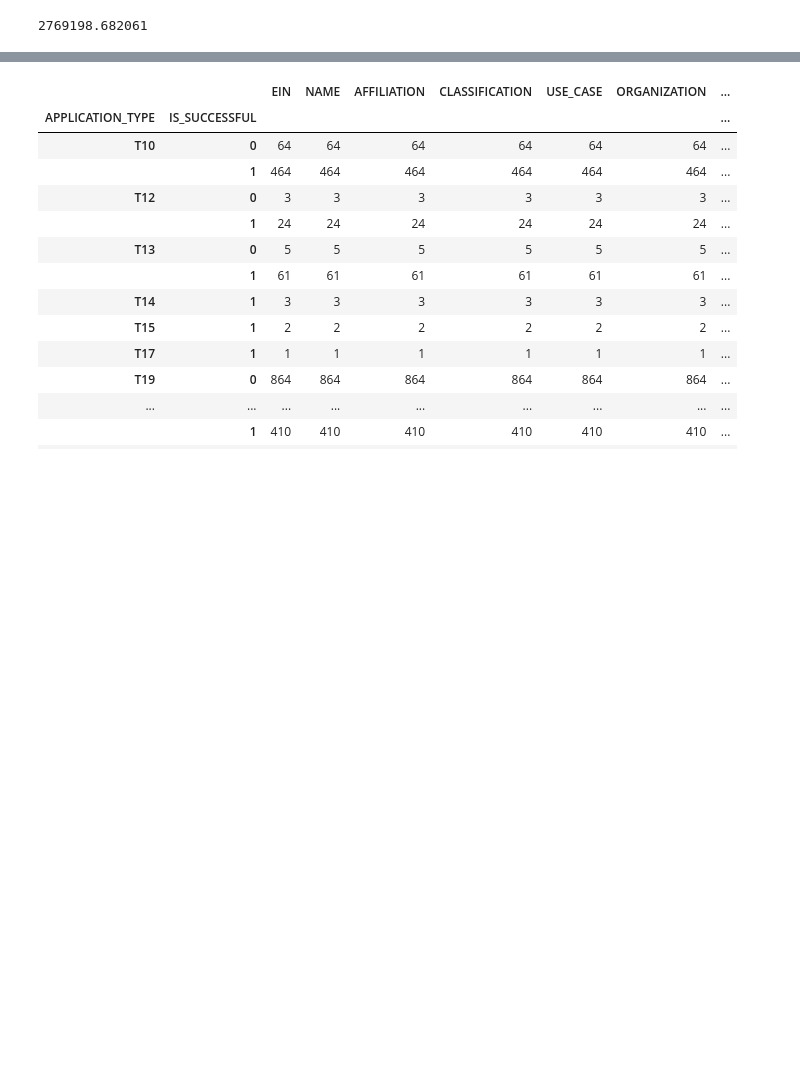
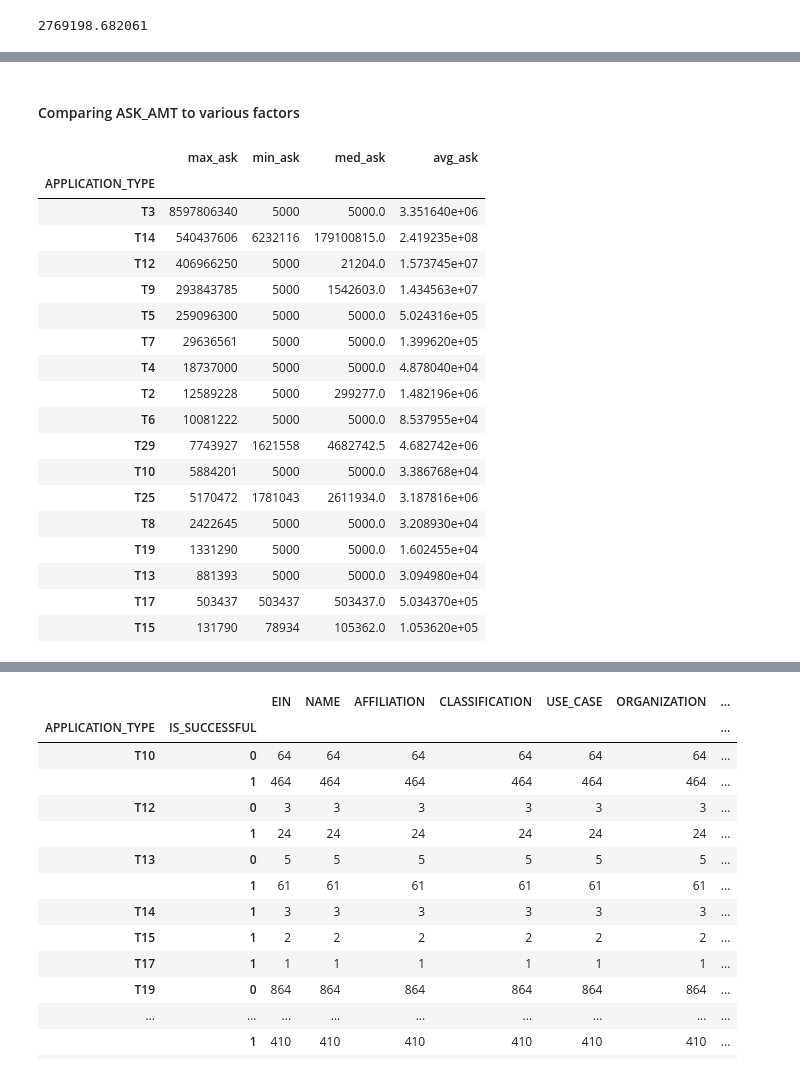
Before and after one commit to juliemcbaker/alphabet_optimization, a Jupyter notebook: AlphabetSoupCharity_Optimization.ipynb, the cells around one changed output, grey strips where cells are left out. Saved outputs shown, nothing was run; the diff lists cells and outputs as text; code cells hidden in the pictures; blank space fills up the shorter version.

```diff
--- a/AlphabetSoupCharity_Optimization.ipynb
+++ b/AlphabetSoupCharity_Optimization.ipynb
@@ -674,0 +692,30 @@ print('{:f}'.format(asking_avg))
+# %% [markdown]
+#### Comparing ASK_AMT to various factors
+# %%
+type_by_ask = app_df_3.groupby('APPLICATION_TYPE').agg(
+    max_ask=pd.NamedAgg(column='ASK_AMT', aggfunc=max),
+    min_ask=pd.NamedAgg(column='ASK_AMT', aggfunc=min),
+    med_ask=pd.NamedAgg(column='ASK_AMT', aggfunc='median'),
+    avg_ask=pd.NamedAgg(column='ASK_AMT', aggfunc='mean')
+).sort_values(['max_ask'], ascending=False)
+type_by_ask
+# %% [output]
+|  | max_ask | min_ask | med_ask | avg_ask |
+| APPLICATION_TYPE |  |  |  |  |
+| T3 | 8597806340 | 5000 | 5000.0 | 3.351640e+06 |
+| T14 | 540437606 | 6232116 | 179100815.0 | 2.419235e+08 |
+| T12 | 406966250 | 5000 | 21204.0 | 1.573745e+07 |
+| T9 | 293843785 | 5000 | 1542603.0 | 1.434563e+07 |
+| T5 | 259096300 | 5000 | 5000.0 | 5.024316e+05 |
+| T7 | 29636561 | 5000 | 5000.0 | 1.399620e+05 |
+| T4 | 18737000 | 5000 | 5000.0 | 4.878040e+04 |
+| T2 | 12589228 | 5000 | 299277.0 | 1.482196e+06 |
+| T6 | 10081222 | 5000 | 5000.0 | 8.537955e+04 |
+| T29 | 7743927 | 1621558 | 4682742.5 | 4.682742e+06 |
+| T10 | 5884201 | 5000 | 5000.0 | 3.386768e+04 |
+| T25 | 5170472 | 1781043 | 2611934.0 | 3.187816e+06 |
+| T8 | 2422645 | 5000 | 5000.0 | 3.208930e+04 |
+| T19 | 1331290 | 5000 | 5000.0 | 1.602455e+04 |
+| T13 | 881393 | 5000 | 5000.0 | 3.094980e+04 |
+| T17 | 503437 | 503437 | 503437.0 | 5.034370e+05 |
+| T15 | 131790 | 78934 | 105362.0 | 1.053620e+05 |
```
Also changed, not shown: parts of 9 cells of this notebook.
